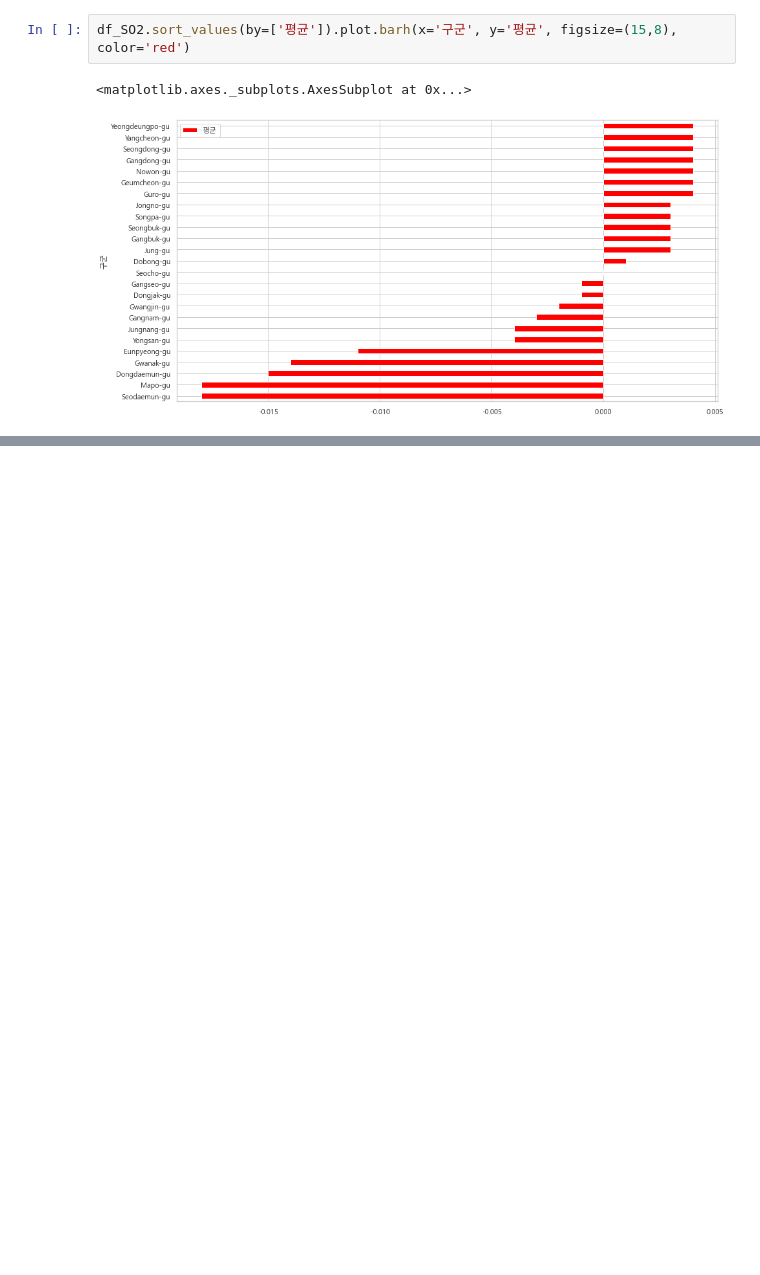
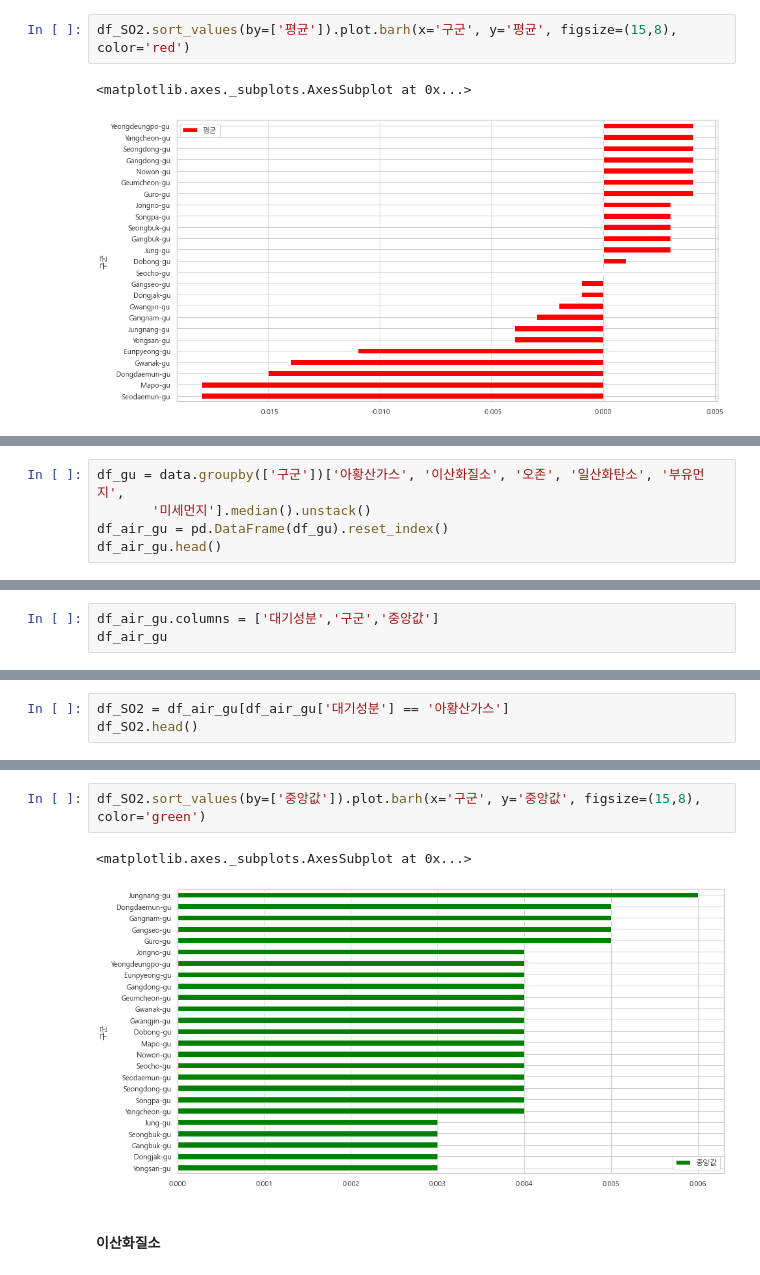
Before and after one commit to young-hun-jo/KaggleStruggle, a Jupyter notebook: seoul_airpollution/airpollution_seoul.ipynb, the cells around one changed output, grey strips where cells are left out. Drawn from its saved outputs; the diff is of its cells as text; blank space fills up the shorter version.

```diff
--- a/seoul_airpollution/airpollution_seoul.ipynb
+++ b/seoul_airpollution/airpollution_seoul.ipynb
@@ -297,0 +298,5 @@ df_SO2.sort_values(by=['평균']).plot.barh(x='구군', y='평균', figsize=(15,
+# %%
+df_gu = data.groupby(['구군'])['아황산가스', '이산화질소', '오존', '일산화탄소', '부유먼지',
+       '미세먼지'].median().unstack()
+df_air_gu = pd.DataFrame(df_gu).reset_index()
+df_air_gu.head()
@@ -297,0 +310,3 @@ df_SO2.sort_values(by=['평균']).plot.barh(x='구군', y='평균', figsize=(15,
+# %%
+df_air_gu.columns = ['대기성분','구군','중앙값']
+df_air_gu
@@ -297,0 +327,3 @@ df_SO2.sort_values(by=['평균']).plot.barh(x='구군', y='평균', figsize=(15,
+# %%
+df_SO2 = df_air_gu[df_air_gu['대기성분'] == '아황산가스']
+df_SO2.head()
@@ -297,0 +337,7 @@ df_SO2.sort_values(by=['평균']).plot.barh(x='구군', y='평균', figsize=(15,
+# %%
+df_SO2.sort_values(by=['중앙값']).plot.barh(x='구군', y='중앙값', figsize=(15,8), color='green')
+# %% [output]
+<matplotlib.axes._subplots.AxesSubplot at 0x...>
+[figure, added]
+# %% [markdown]
+#### 이산화질소
```
Also changed, not shown: parts of 20 cells of this notebook.
